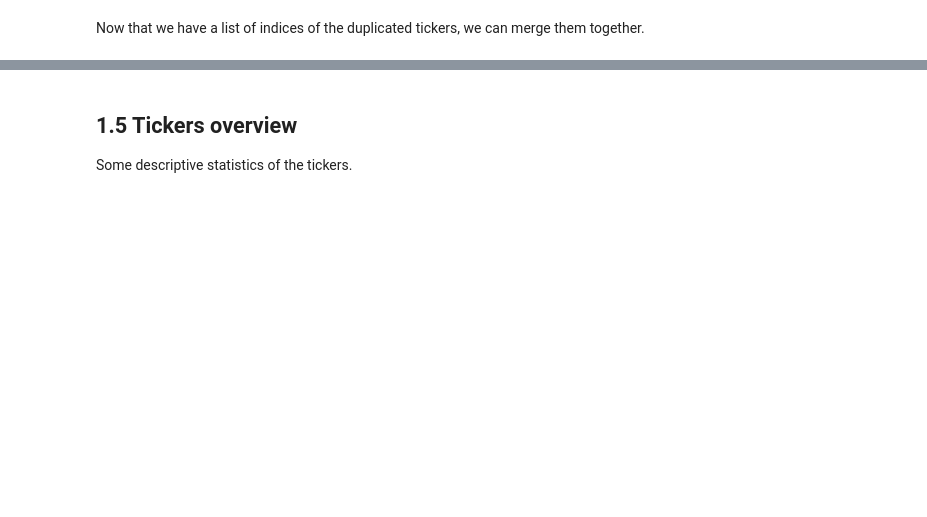
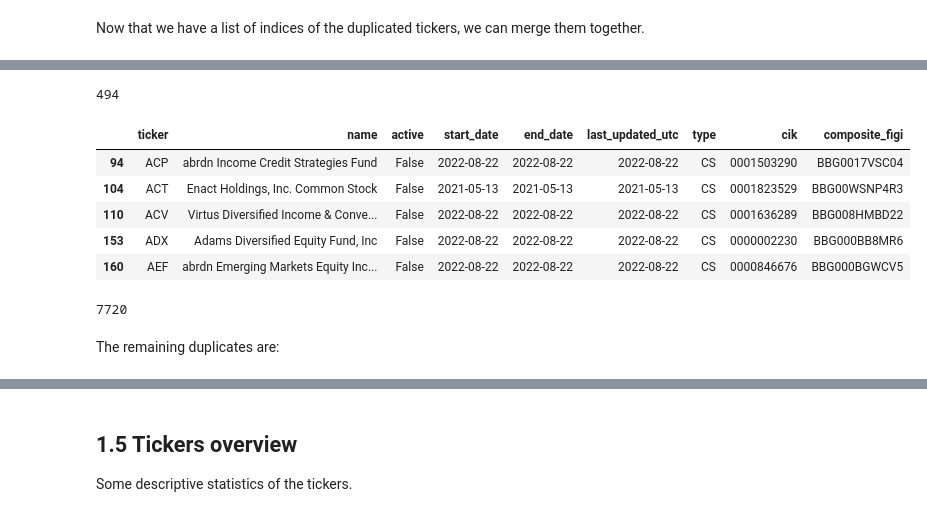
Before and after one commit to shinathan/QSExtended, a Jupyter notebook: data_import/polygon/1_get_tickers.ipynb, the cells around one changed output, grey strips where cells are left out. Saved outputs shown, nothing was run; the diff lists cells and outputs as text; code cells hidden in the pictures; blank space fills up the shorter version.

```diff
--- a/data_import/polygon/1_get_tickers.ipynb
+++ b/data_import/polygon/1_get_tickers.ipynb
@@ -1299,0 +1337,20 @@ tickers_all[tickers_all["ticker"] == "NXU"]
+# %%
+ghost_days = tickers_all[(tickers_all["end_date"] - tickers_all["start_date"]) == timedelta(days=0)]
+print(len(ghost_days))
+ghost_days.head(5)
+# %% [output]
+494
+|  | ticker | name | active | start_date | end_date | last_updated_utc | type | cik | composite_figi |
+| 94 | ACP | abrdn Income Credit Strategies Fund | False | 2022-08-22 | 2022-08-22 | 2022-08-22 | CS | 0001503290 | BBG0017VSC04 |
+| 104 | ACT | Enact Holdings, Inc. Common Stock | False | 2021-05-13 | 2021-05-13 | 2021-05-13 | CS | 0001823529 | BBG00WSNP4R3 |
+| 110 | ACV | Virtus Diversified Income & Conve... | False | 2022-08-22 | 2022-08-22 | 2022-08-22 | CS | 0001636289 | BBG008HMBD22 |
+| 153 | ADX | Adams Diversified Equity Fund, Inc | False | 2022-08-22 | 2022-08-22 | 2022-08-22 | CS | 0000002230 | BBG000BB8MR6 |
+| 160 | AEF | abrdn Emerging Markets Equity Inc... | False | 2022-08-22 | 2022-08-22 | 2022-08-22 | CS | 0000846676 | BBG000BGWCV5 |
+# %%
+# Removing tickers with one day
+tickers_all = tickers_all[(tickers_all["end_date"] - tickers_all["start_date"]) > timedelta(days=0)]
+len(tickers_all)
+# %% [output]
+7720
+# %% [markdown]
+The remaining duplicates are:
```
Also changed, not shown: parts of 47 cells of this notebook.
